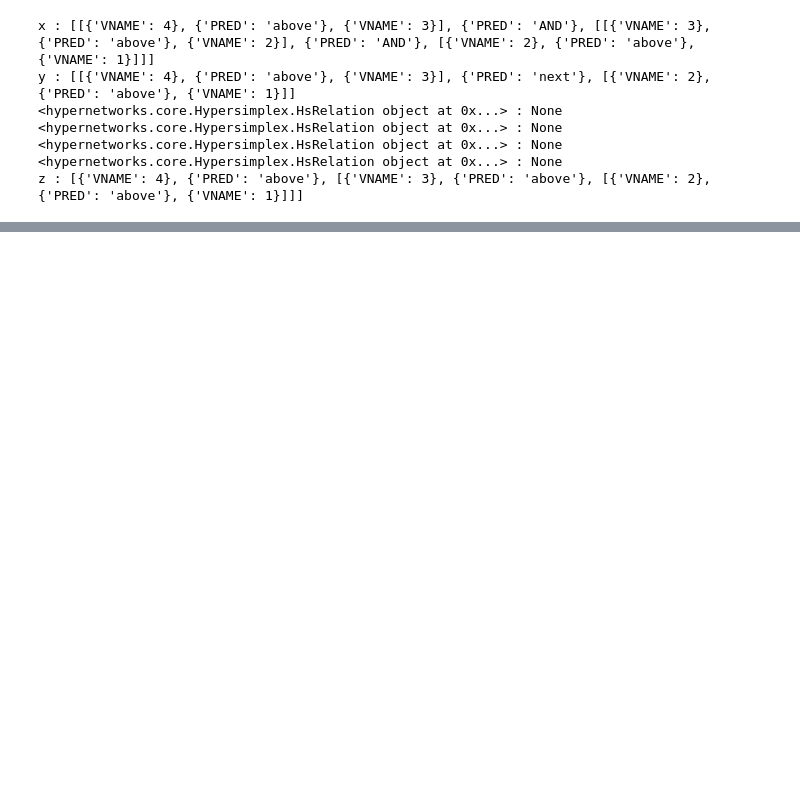
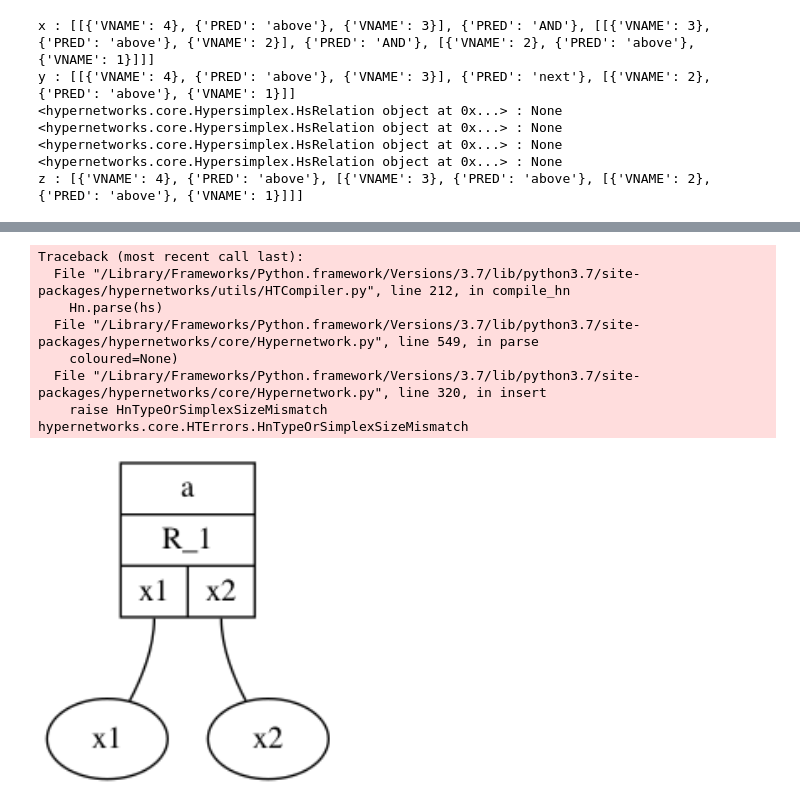
Before and after one commit to rdchar/Hora, a Jupyter notebook: examples/R.ipynb, the cells around one changed output, grey strips where cells are left out. Saved outputs shown, nothing was run; the diff lists cells and outputs as text; code cells hidden in the pictures; blank space fills up the shorter version.

```diff
--- a/examples/R.ipynb
+++ b/examples/R.ipynb
@@ -36,0 +75,19 @@ Image(filename='/tmp/hn.png', width=600, height=600)
+# %%
+hn = Hypernetwork()
+compile_hn(hn, parser, """
+    a=<x1, x2; R_1>
+    b={x1, x2; R_1}
+""")
+
+draw_hn(hn, fname="/tmp/hn", view=False)
+Image(filename='/tmp/hn.png', width=300, height=300)
+# %% [output]
+Traceback (most recent call last):
+  File "/Library/Frameworks/Python.framework/Versions/3.7/lib/python3.7/site-packages/hypernetworks/utils/HTCompiler.py", line 212, in compile_hn
+    Hn.parse(hs)
+  File "/Library/Frameworks/Python.framework/Versions/3.7/lib/python3.7/site-packages/hypernetworks/core/Hypernetwork.py", line 549, in parse
+    coloured=None)
+  File "/Library/Frameworks/Python.framework/Versions/3.7/lib/python3.7/site-packages/hypernetworks/core/Hypernetwork.py", line 320, in insert
+    raise HnTypeOrSimplexSizeMismatch
+hypernetworks.core.HTErrors.HnTypeOrSimplexSizeMismatch
+[figure, added]
```
Also changed, not shown: parts of 5 cells of this notebook, 10 other files.
